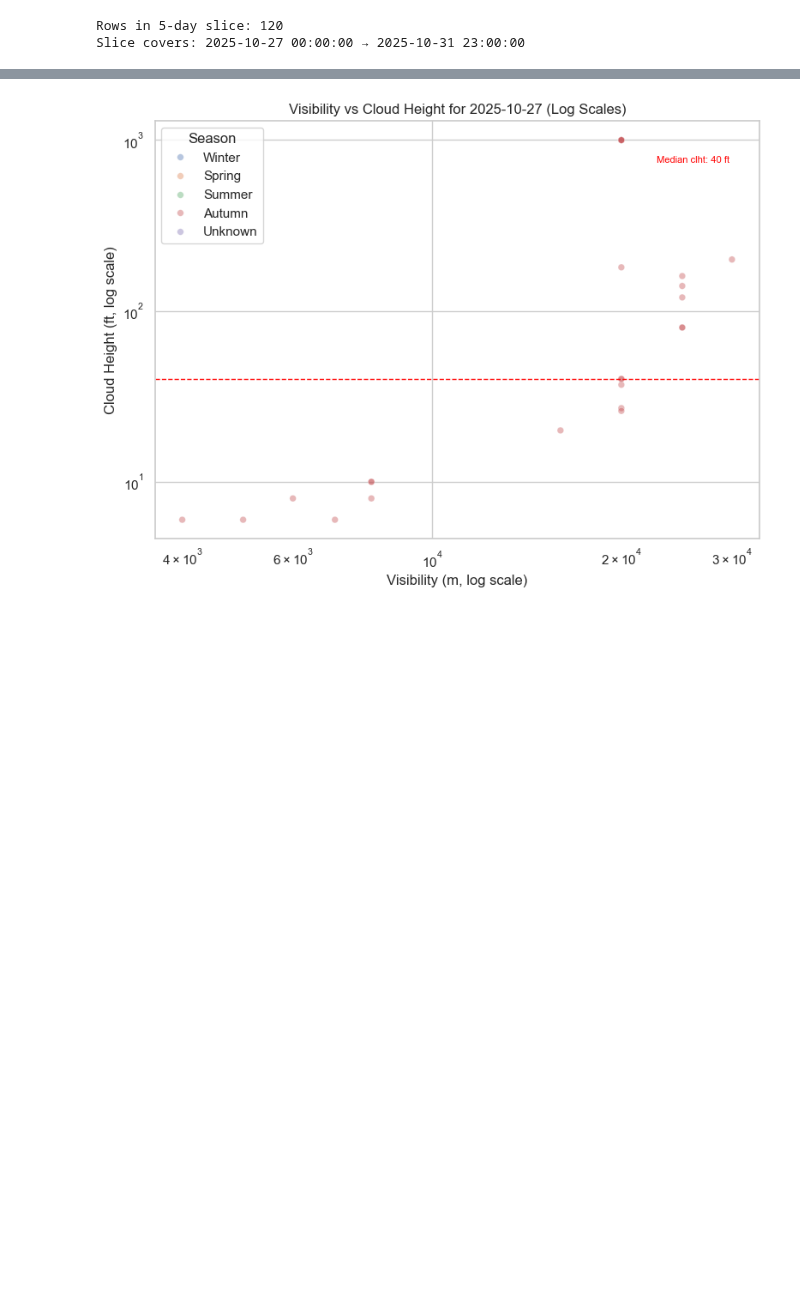
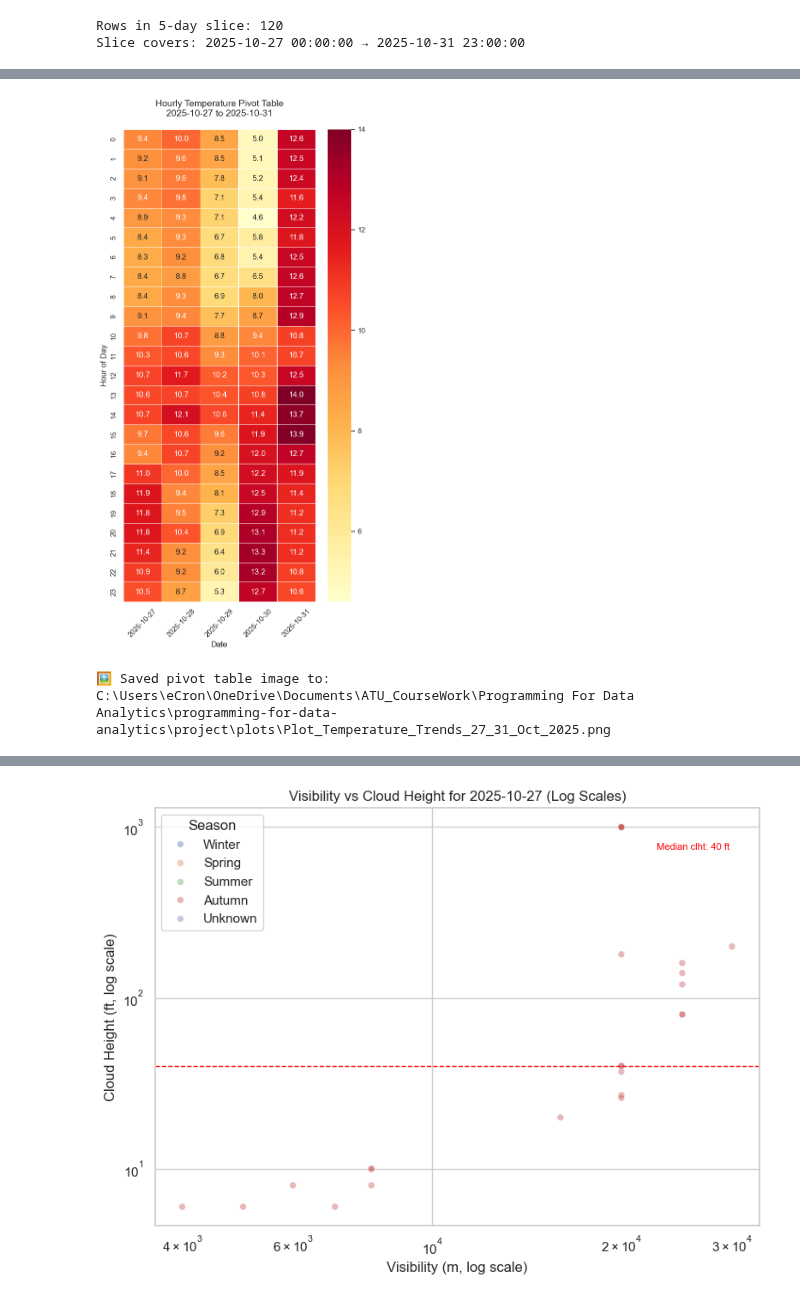
Before and after one commit to ECronin1973/programming-for-data-analytics, a Jupyter notebook: project/flight_reroute_dub.ipynb, the cells around one changed output, grey strips where cells are left out. Drawn from its saved outputs; the diff is of its cells as text; code cells hidden in the pictures; blank space fills up the shorter version.

```diff
--- a/project/flight_reroute_dub.ipynb
+++ b/project/flight_reroute_dub.ipynb
@@ -1181,0 +1110,74 @@ for day in unique_days:
+# %%
+# 📤 Step 13a – Save CSV and 📈 Plot Temperature Trends (27–31 Oct 2025)
+
+# --- Ensure output folders exist ---
+Path("data").mkdir(parents=True, exist_ok=True)
+Path("plots").mkdir(parents=True, exist_ok=True)
+
+# --- Boundaries from previous cell ---
+start_date = "2025-10-27 00:00:00"
+end_date   = "2025-10-31 23:59:00"
+
+# --- Helper to ensure proper Timestamp ---
+def ensure_timestamp(val):
+    if isinstance(val, str):
+        return pd.to_datetime(val.strip(), errors="coerce")
+    return pd.to_datetime(val)  # already datetime-like
+
+# --- Use helper for both boundaries ---
+start_ts = ensure_timestamp(start_date)
+end_ts   = ensure_timestamp(end_date)
+
+print("Start:", start_ts, type(start_ts))
+print("End:", end_ts, type(end_ts))
+
+# --- Ensure datetime column is proper dtype ---
+df_weather_5days["datetime"] = pd.to_datetime(df_weather_5days["datetime"], errors="coerce")
+
+# --- Filter weather data to requested range ---
+temp_range_df = df_weather_5days[(df_weather_5days["datetime"] >= start_ts) & (df_weather_5days["datetime"] <= end_ts)]
+
+if temp_range_df.empty:
+    raise ValueError(f"❌ No weather data found between {start_ts} and {end_ts}")
+
+# --- Save filtered temperature data to CSV ---
+csv_path = Path("data") / "Temperature_Trends_27_31_Oct_2025.csv"
+temp_range_df.to_csv(csv_path, index=False)
+print(f"✅ Saved filtered data to: {csv_path.resolve()}")
+
+# --- Build pivot table: rows = hour, columns = date ---
+pivot = temp_range_df.pivot_table(
+    index=temp_range_df["datetime"].dt.hour,
+    columns=temp_range_df["datetime"].dt.date,
+    values="temp",   # confirmed column name
+    aggfunc="mean"
+)
+
+# --- Create heatmap of hourly temperature trends ---
+fig, ax = plt.subplots(figsize=(1.2 * len(pivot.columns), 0.5 * len(pivot.index)))
+
+sns.heatmap(
+    pivot,
+    annot=True,
+    fmt=".1f",
+    cmap="YlOrRd",
+    cbar=True,
+    linewidths=0.5,
+    linecolor="white",
+    ax=ax
+)
+
+# --- Add titles and labels ---
+ax.set_title(f"Hourly Temperature Pivot Table\n{start_ts.date()} to {end_ts.date()}", fontsize=14, pad=20)
+ax.set_xlabel("Date")
+ax.set_ylabel("Hour of Day")
+plt.xticks(rotation=45)
+plt.tight_layout()
+
+# --- Save the plot to file ---
+plot_path = Path("plots") / "Plot_Temperature_Trends_27_31_Oct_2025.png"
+plt.savefig(plot_path, dpi=300)
+plt.show()
+
+print(f"🖼️ Saved pivot table image to: {plot_path.resolve()}")
+# %% [output]
@@ -1181,0 +1187,2 @@ for day in unique_days:
+[figure, added]
+🖼️ Saved pivot table image to: C:\Users\eCron\OneDrive\Documents\ATU_CourseWork\Programming For Data Analytics\programming-for-data-analytics\project\plots\Plot_Temperature_Trends_27_31_Oct_2025.png
```
Also changed, not shown: parts of 32 cells of this notebook, 16 other files.
